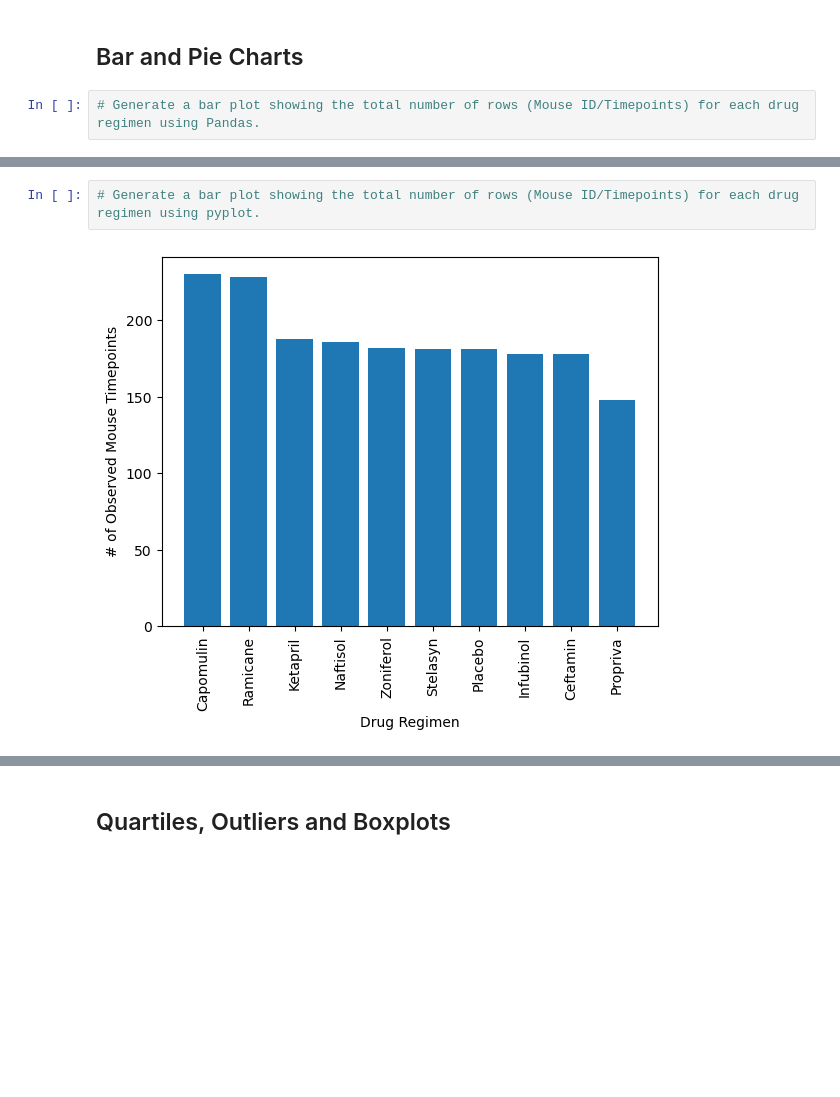
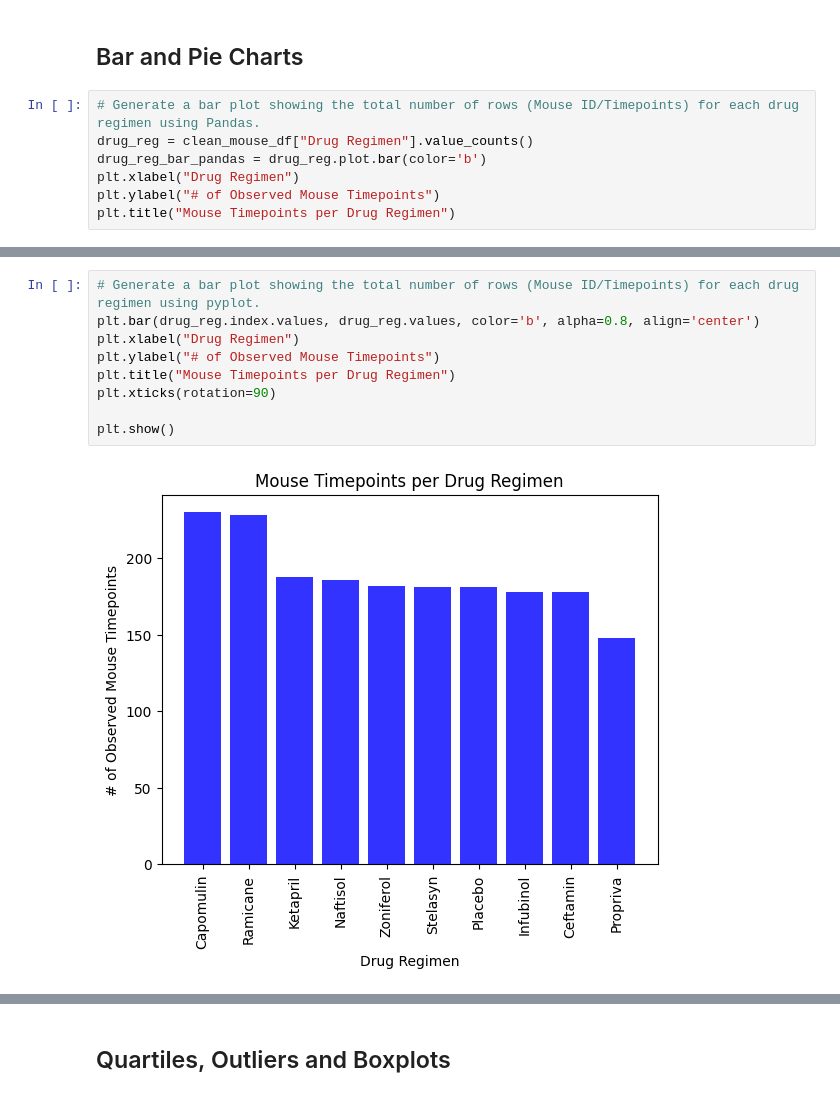
Before and after one commit to nicoleanderson21/matplotlib-challenge, a Jupyter notebook: matplotlib_analysis.ipynb, the cells around one changed output, grey strips where cells are left out. Saved outputs shown, nothing was run; the diff lists cells and outputs as text; blank space fills up the shorter version.

```diff
--- a/matplotlib_analysis.ipynb
+++ b/matplotlib_analysis.ipynb
@@ -124,4 +139,9 @@ clean_mice_count
 ## Bar and Pie Charts
 # %%
 # Generate a bar plot showing the total number of rows (Mouse ID/Timepoints) for each drug regimen using Pandas.
+drug_reg = clean_mouse_df["Drug Regimen"].value_counts()
+drug_reg_bar_pandas = drug_reg.plot.bar(color='b')
+plt.xlabel("Drug Regimen")
+plt.ylabel("# of Observed Mouse Timepoints")
+plt.title("Mouse Timepoints per Drug Regimen")
 # %% [output]
@@ -129,6 +150,13 @@ clean_mice_count
 # %%
 # Generate a bar plot showing the total number of rows (Mouse ID/Timepoints) for each drug regimen using pyplot.
+plt.bar(drug_reg.index.values, drug_reg.values, color='b', alpha=0.8, align='center')
+plt.xlabel("Drug Regimen")
+plt.ylabel("# of Observed Mouse Timepoints")
+plt.title("Mouse Timepoints per Drug Regimen")
+plt.xticks(rotation=90)
+
+plt.show()
 # %% [output]
-[figure, old version]
+[figure, new version]
 # %%
 # Generate a pie plot showing the distribution of female versus male mice using Pandas
```
Also changed, not shown: parts of 16 cells of this notebook.
